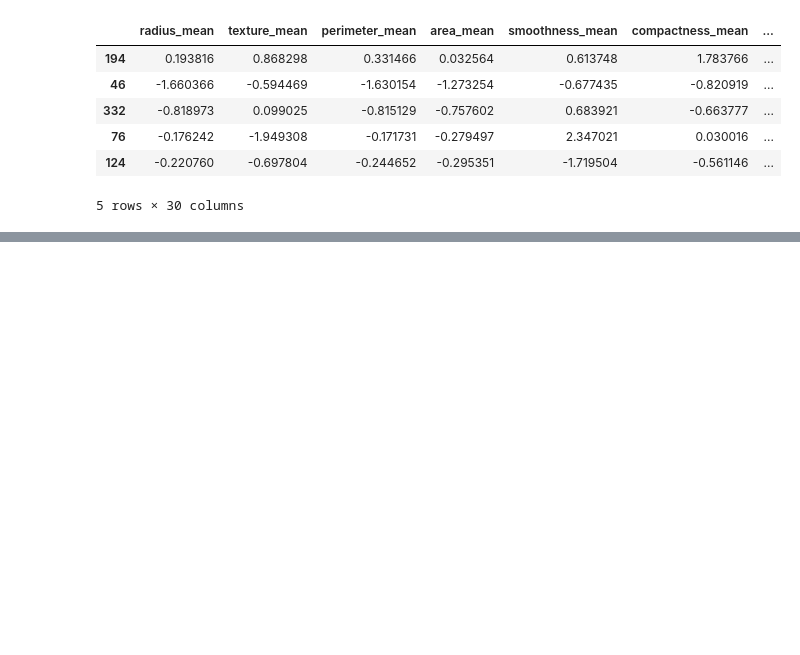
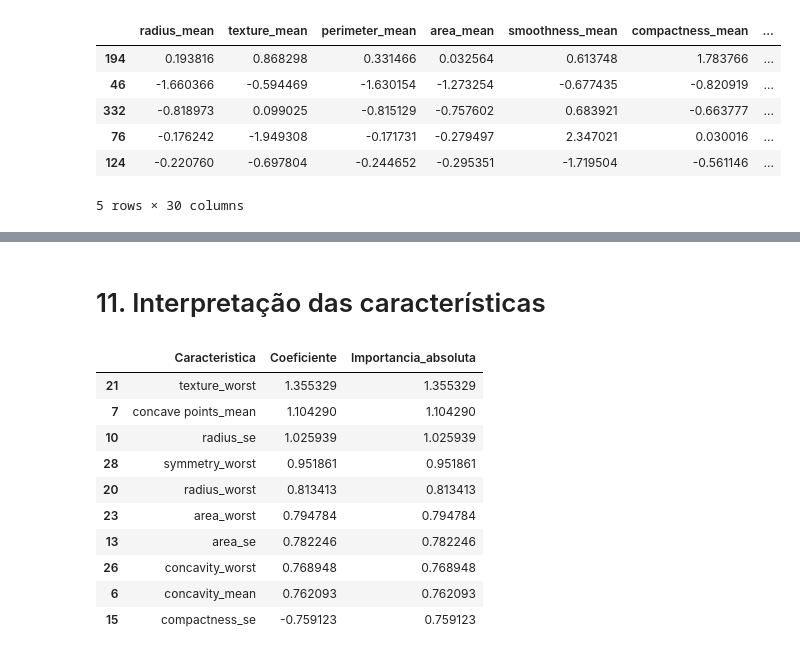
Before and after one commit to douglas-mcosta/fiap-tech-challenge-fase01, a Jupyter notebook: tech-challenge.ipynb, the cells around one changed output, grey strips where cells are left out. Drawn from its saved outputs; the diff is of its cells as text; code cells hidden in the pictures; blank space fills up the shorter version.

```diff
--- a/tech-challenge.ipynb
+++ b/tech-challenge.ipynb
@@ -709,0 +926,27 @@ Embora a acurácia seja igual, o modelo completo identificou mais casos malignos
+# %% [markdown]
+# 11. Interpretação das características
+# %%
+coeficientes = modelo_regressao.named_steps["modelo"].coef_[0]
+
+importancia_regressao = pd.DataFrame({
+    "Caracteristica": x.columns,
+    "Coeficiente": coeficientes,
+    "Importancia_absoluta": abs(coeficientes)
+}).sort_values(
+    "Importancia_absoluta",
+    ascending=False
+)
+
+importancia_regressao.head(10)
+# %% [output]
+|  | Caracteristica | Coeficiente | Importancia_absoluta |
+| 21 | texture_worst | 1.355329 | 1.355329 |
+| 7 | concave points_mean | 1.104290 | 1.104290 |
+| 10 | radius_se | 1.025939 | 1.025939 |
+| 28 | symmetry_worst | 0.951861 | 0.951861 |
+| 20 | radius_worst | 0.813413 | 0.813413 |
+| 23 | area_worst | 0.794784 | 0.794784 |
+| 13 | area_se | 0.782246 | 0.782246 |
+| 26 | concavity_worst | 0.768948 | 0.768948 |
+| 6 | concavity_mean | 0.762093 | 0.762093 |
+| 15 | compactness_se | -0.759123 | 0.759123 |
```
Also changed, not shown: parts of 72 cells of this notebook.
